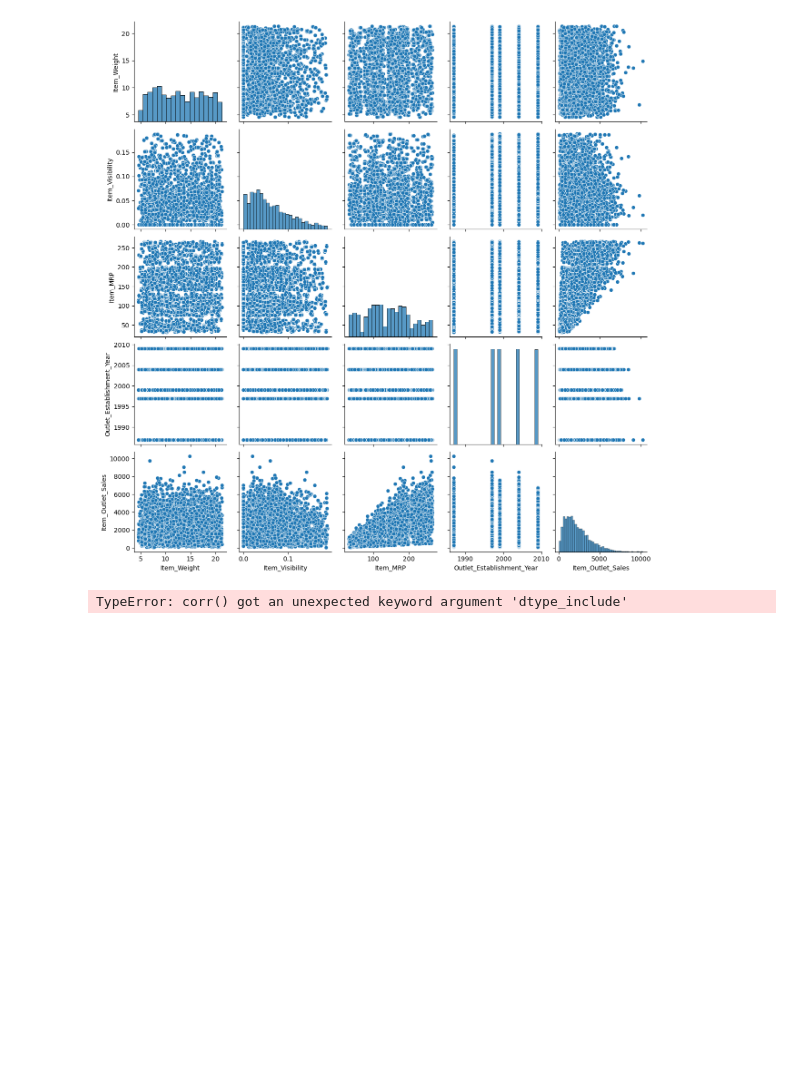
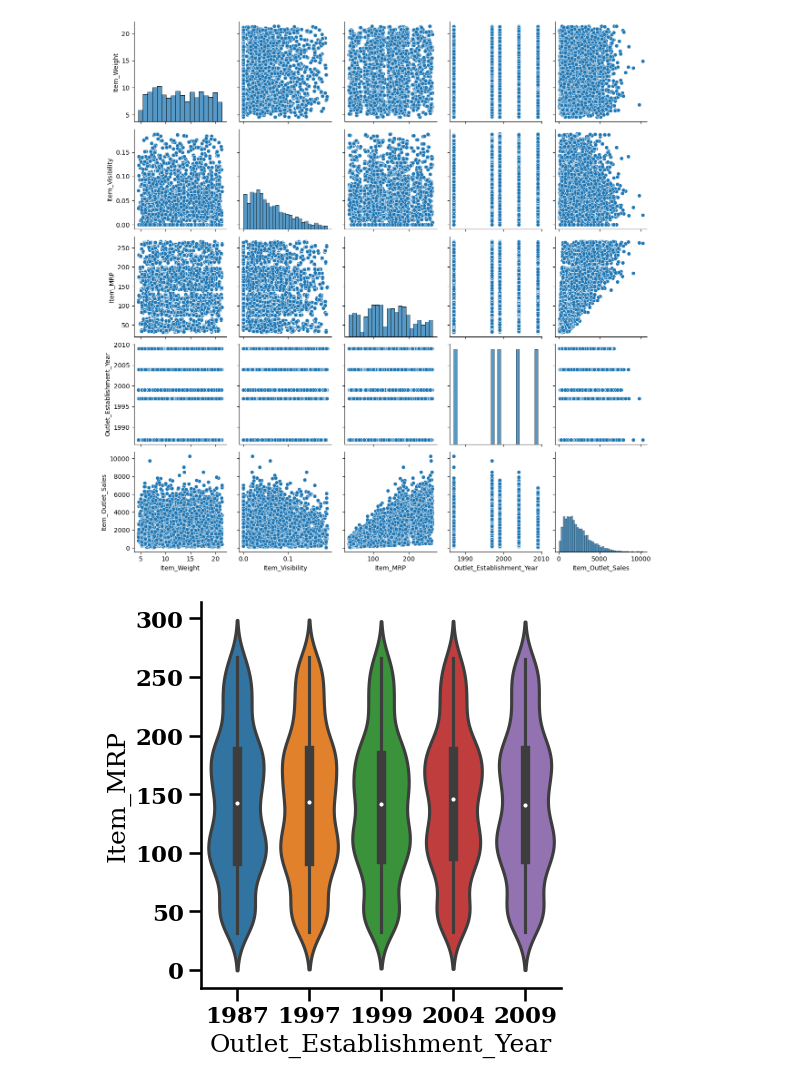
Before and after one commit to Elispreng/Grocery_Sales, a Jupyter notebook: Spreng_Grocery Sales.ipynb, the cells around one changed output. Cells and saved outputs as stored; diff of their text form; code cells hidden in the pictures; blank space fills up the shorter version.

```diff
--- a/Spreng_Grocery Sales.ipynb
+++ b/Spreng_Grocery Sales.ipynb
@@ -297,10 +348,8 @@ plt.savefig('Images/Bar Plot for Sales and Year', bbox_inches='tight')
 sns.pairplot(df);
 # %% [output]
 [figure]
-# %%
-corr_matrix=df.corr(dtype_include='float')
-
-# plot it
-sns.heatmap(corr_matrix, cmap='PuOr')
-# %% [output]
-TypeError: corr() got an unexpected keyword argument 'dtype_include'
+# %%
+g=sns.catplot(data=df, x="Outlet_Establishment_Year", y="Item_MRP",
+             hue="Outlet_Establishment_Year", kind='violin', dodge=False)
+# %% [output]
+[figure, added]
```
Also changed, not shown: parts of 4 cells of this notebook, 2 other files.
